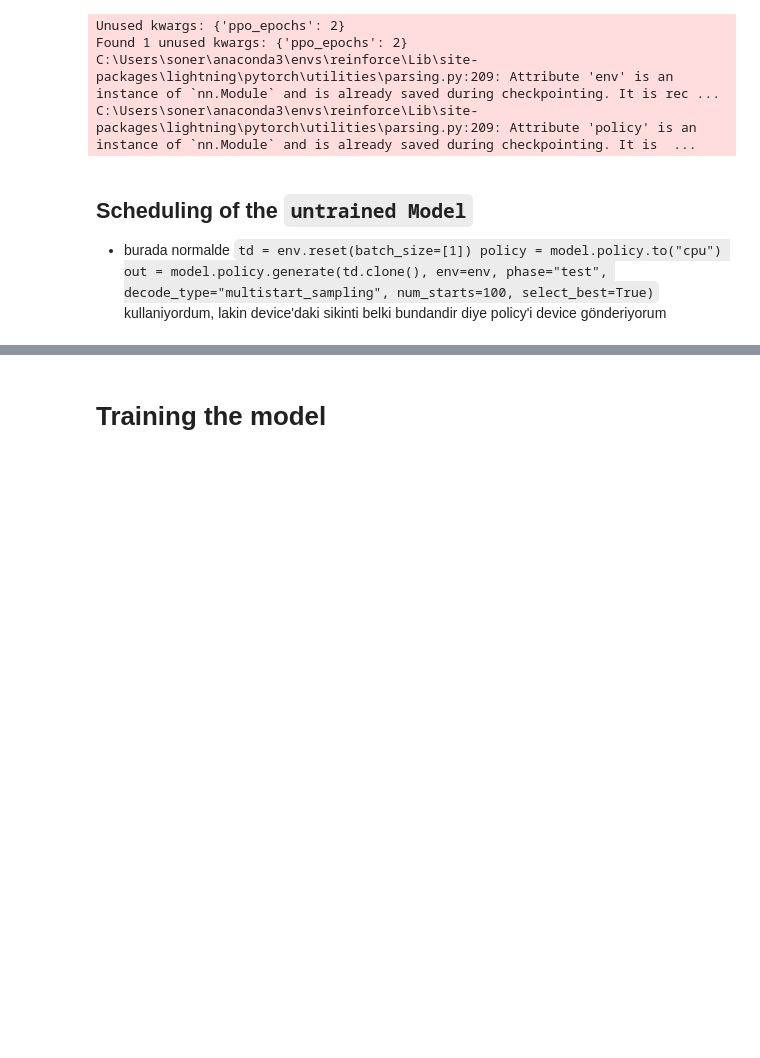
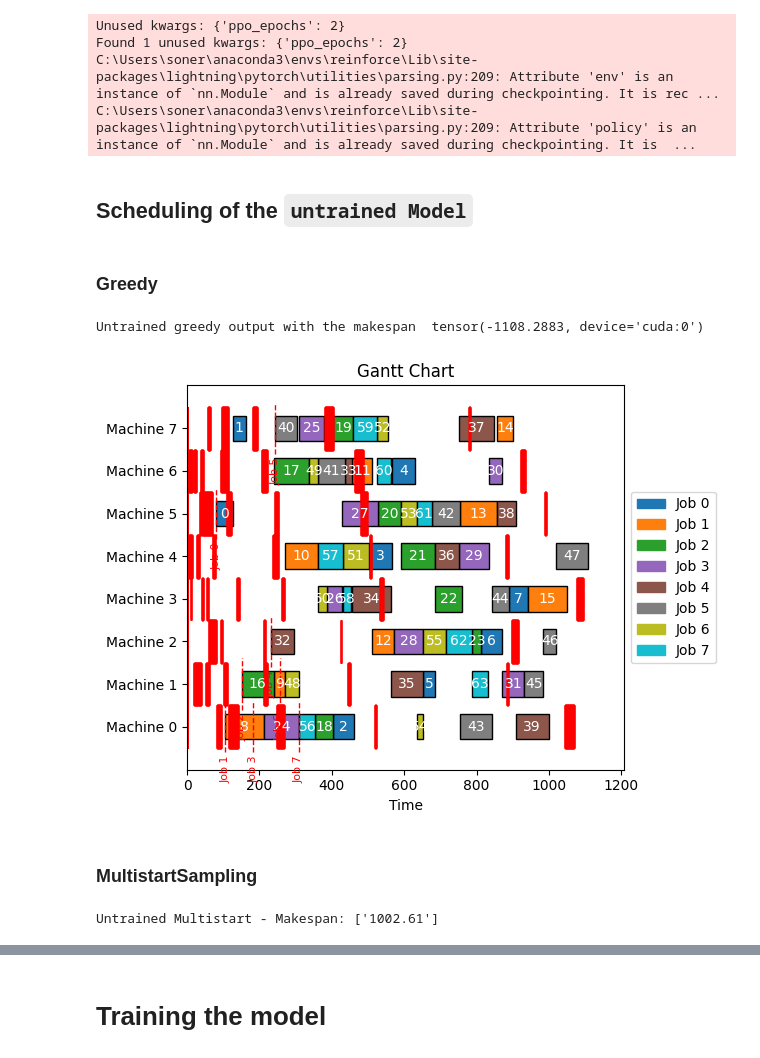
Before and after one commit to Sonzakir/RL4CO-REPO, a Jupyter notebook: rl4co/envs/scheduling/djssp/GNN_PPO/DJJSP-GNN_PP.ipynb, the cells around one changed output, grey strips where cells are left out. Cells and saved outputs as stored; diff of their text form; code cells hidden in the pictures; blank space fills up the shorter version.

```diff
--- a/rl4co/envs/scheduling/djssp/GNN_PPO/DJJSP-GNN_PP.ipynb
+++ b/rl4co/envs/scheduling/djssp/GNN_PPO/DJJSP-GNN_PP.ipynb
@@ -35,5 +74,4 @@ True
 # %%
-device = "cuda" if torch.cuda.is_available() else "cpu"
 
 policy_kwargs = {
     "embed_dim": 256 ,
@@ -45,7 +83,7 @@ policy_kwargs = {
     "test_decode_type": "greedy"
 }
 
-model = L2DPPOModel(env=env, policy_kwargs=policy_kwargs ,batch_size=128,val_batch_size=512,test_batch_size=64,mini_batch_size=512)
+model = L2DPPOModel(env=env, policy_kwargs=policy_kwargs ,batch_size=batch_size,val_batch_size=512,test_batch_size=64,mini_batch_size=512)
 # %% [output]
 Unused kwargs: {'ppo_epochs': 2}
 Found 1 unused kwargs: {'ppo_epochs': 2}
@@ -53,11 +91,33 @@ C:\Users\soner\anaconda3\envs\reinforce\Lib\site-packages\lightning\pytorch\util
 C:\Users\soner\anaconda3\envs\reinforce\Lib\site-packages\lightning\pytorch\utilities\parsing.py:209: Attribute 'policy' is an instance of `nn.Module` and is already saved during checkpointing. It is  ...
 # %% [markdown]
 ## Scheduling of the `untrained Model`
-- burada normalde
-    `td = env.reset(batch_size=[1])
-policy = model.policy.to("cpu")
-out = model.policy.generate(td.clone(), env=env, phase="test", decode_type="multistart_sampling", num_starts=100, select_best=True)` kullaniyordum, lakin device'daki sikinti belki bundandir diye policy'i device gönderiyorum
+# %%
+td_init = env.reset(batch_size=[1])
+# we must send td to device otherwise it throws an error
+td_init = td_init.to(device)
+# %%
+# same for the policy
+policy = model.policy.to(device=device)
+# %% [markdown]
+### Greedy
+# %%
+out_untrained_greedy = policy(td_init.clone(), env, phase="test", decode_type="greedy")
+
+print("Untrained greedy output with the makespan ", out_untrained_greedy["reward"][0])
+
+# for multiple batches use this:
+# print(f"Greedy - Rewards: {[f'{-r.item():.2f}' for r in out_untrained_greedy['reward']]}")
+# %% [output]
+Untrained greedy output with the makespan  tensor(-1108.2883, device='cuda:0')
+# %%
+# render the output of the untrained greedy
+env.render(out_untrained_greedy["td"] , 0)
+# %% [output]
+[figure, added]
+# %% [markdown]
+### MultistartSampling
 # %%
-td = env.reset(batch_size=[1])
-policy = model.policy.to(device)
-out = model.policy.generate(td.clone(), env=env, phase="test", decode_type="multistart_sampling", num_starts=100, select_best=True)
+out_untrained_multistart = policy.generate(td_init.clone(), env=env, phase="test", decode_type="multistart_sampling", num_starts=100, select_best=True)
+print(f"Untrained Multistart - Makespan: {[f'{-r.item():.2f}' for r in out_untrained_multistart['reward']]}")
+# %% [output]
+Untrained Multistart - Makespan: ['1002.61']
```
Also changed, not shown: parts of 22 cells of this notebook, 11 other files.
